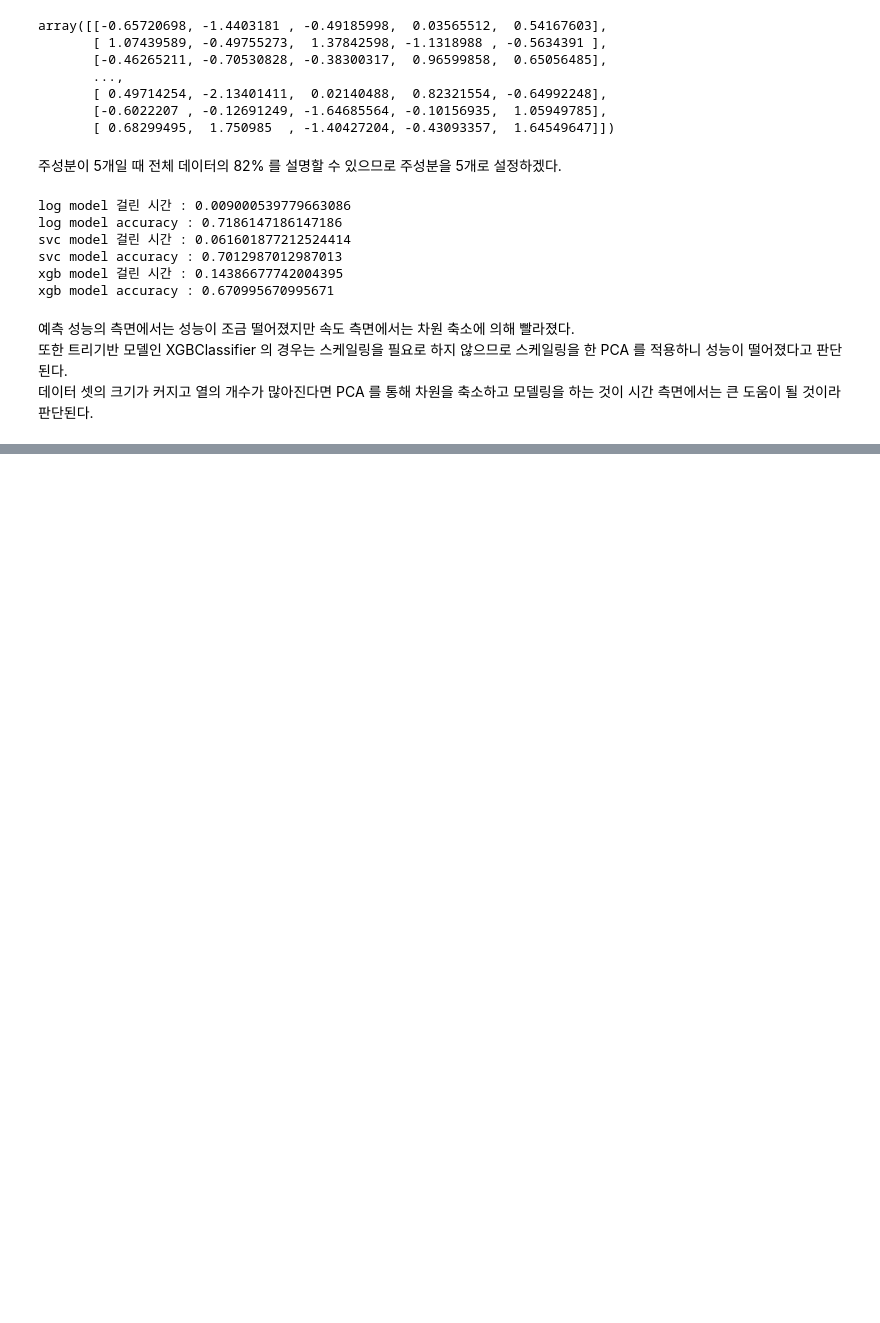
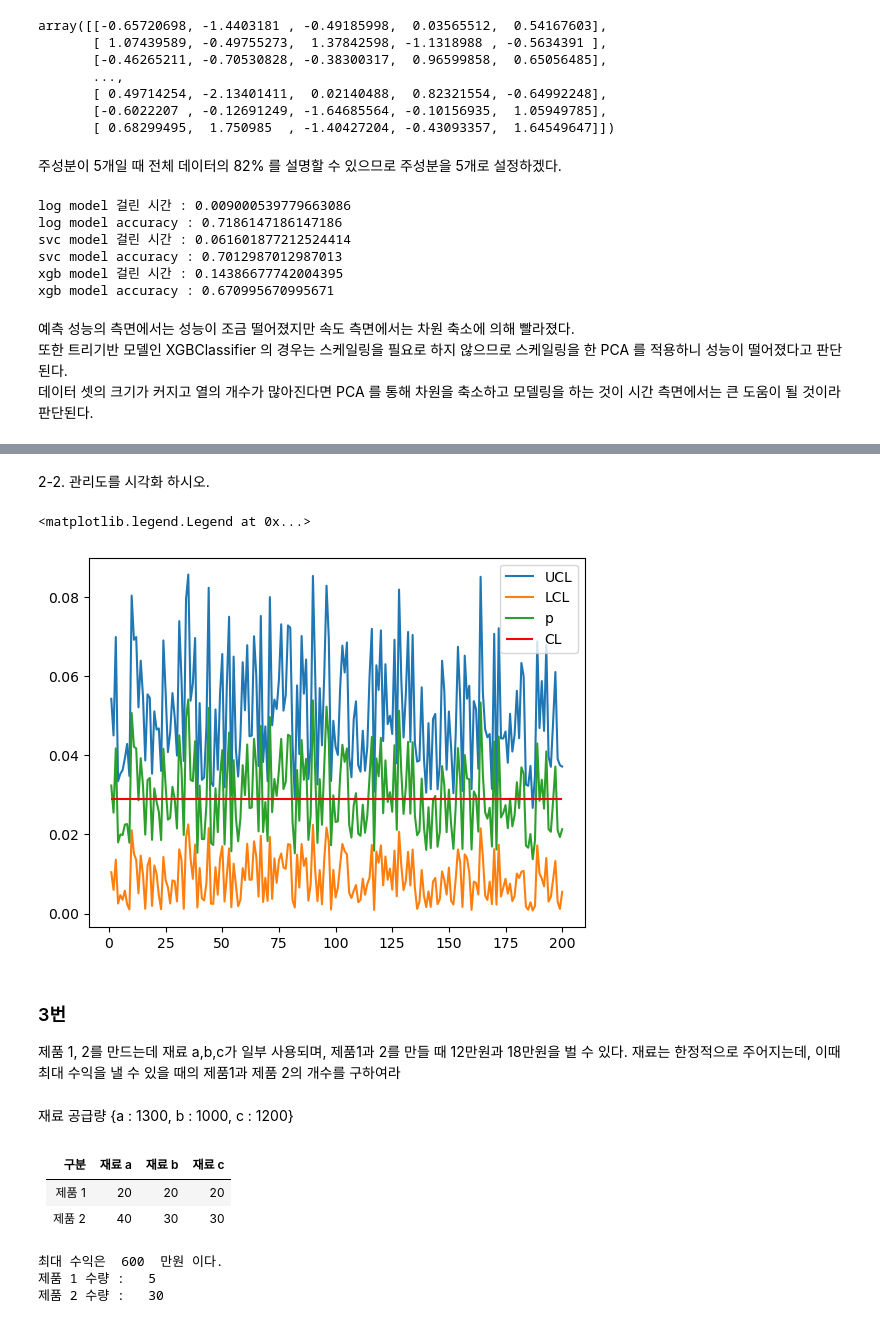
Before and after one commit to Junoflows/ADP, a Jupyter notebook: 문제/모의고사 2회.ipynb, the cells around one changed output, grey strips where cells are left out. Cells and saved outputs as stored; diff of their text form; code cells hidden in the pictures; blank space fills up the shorter version.

```diff
--- a/문제/모의고사 2회.ipynb
+++ b/문제/모의고사 2회.ipynb
@@ -413,0 +472,4 @@ xgb model accuracy : 0.670995670995671
+# %%
+df = pd.read_csv('https://raw.githubusercontent.com/ADPclass/ADP_book_ver01/main/data/lot_quality.csv')
+df = df.set_index('lot')
+df
@@ -413,0 +497,9 @@ xgb model accuracy : 0.670995670995671
+# %%
+df['p'] = df['불량수량'] / df['생산수량']
+df['UCL'] = df['p'] + 3 * np.sqrt(df['p'] * (1-df['p']) / df['생산수량'])
+df['LCL'] = df['p'] - 3 * np.sqrt(df['p'] * (1-df['p']) / df['생산수량'])
+
+CL = df['불량수량'].sum() / df['생산수량'].sum()
+
+print('관리중심선 :', CL)
+df.head()
@@ -413,0 +515,58 @@ xgb model accuracy : 0.670995670995671
+# %% [markdown]
+2-2. 관리도를 시각화 하시오.
+# %%
+import matplotlib.pyplot as plt
+plt.plot(df.UCL)
+plt.plot(df.LCL)
+plt.plot(df.p)
+plt.hlines(CL, 1, 200, colors= 'red')
+plt.legend(['UCL', 'LCL', 'p' ,'CL'])
+# %% [output]
+<matplotlib.legend.Legend at 0x...>
+[figure, added]
+# %% [markdown]
+### 3번
+제품 1, 2를 만드는데 재료 a,b,c가 일부 사용되며, 제품1과 2를 만들 때 12만원과 18만원을 벌 수 있다. 재료는 한정적으로 주어지는데, 이때 최대 수익을 낼 수 있을 때의 제품1과 제품 2의 개수를 구하여라
+# %% [markdown]
+재료 공급량 {a : 1300, b : 1000, c : 1200}
+# %% [markdown]
+| 구분 | 재료 a | 재료 b | 재료 c |
+| ---- | -----  | ----- | ----- |
+| 제품 1  | 20 | 20 | 20 |
+| 제품 2  | 40 | 30 | 30 |
+# %%
+# y가 최대였을 때부터 하나씩 줄여가며 최댓값 갱신
+
+x, y = 0, 32
+max_profit = 32 * 18
+material_a = 20
+material_b = 40
+material_c = 240
+
+while((material_a > 0) or (material_b > 0) or( material_c > 0) ) :
+    y-=1
+    material_a += 40
+    material_b += 30
+    material_c += 30
+
+    while ((material_a >= 20) and (material_b >= 20) and (material_c >= 20)) :
+        x+=1
+        material_a -= 20
+        material_b -= 20
+        material_c -= 20
+
+        if (y*18 + x*12)>max_profit :
+            max_profit = (y*18 + x*12)
+            result_x = x
+            result_y = y
+
+    if y==0:
+        break
+
+print("최대 수익은 " , max_profit ,  " 만원 이다. ")
+print("제품 1 수량 :  ", result_x)
+print("제품 2 수량 :  ", result_y)
+# %% [output]
+최대 수익은  600  만원 이다.
+제품 1 수량 :   5
+제품 2 수량 :   30
```
Also changed, not shown: parts of 26 cells of this notebook.
